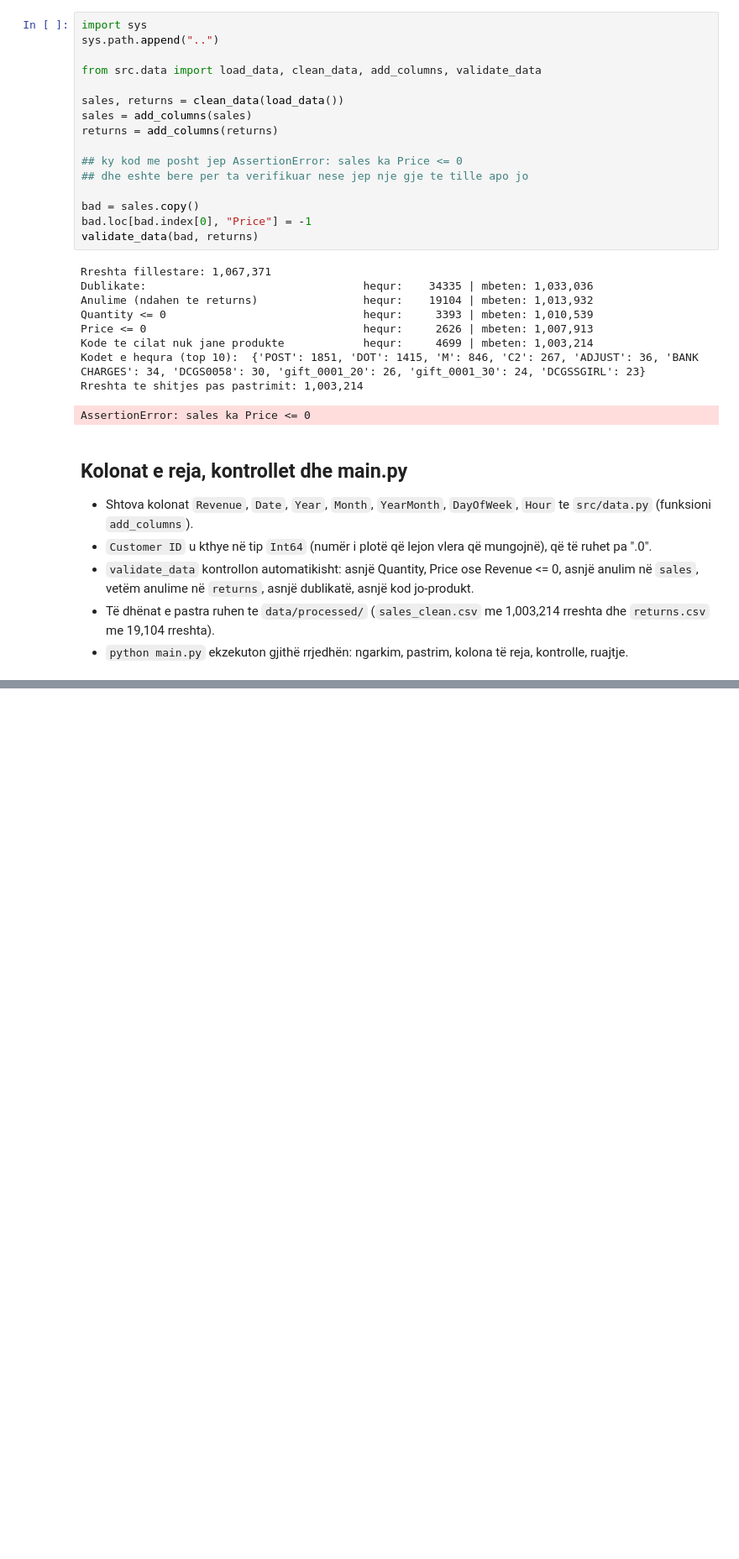
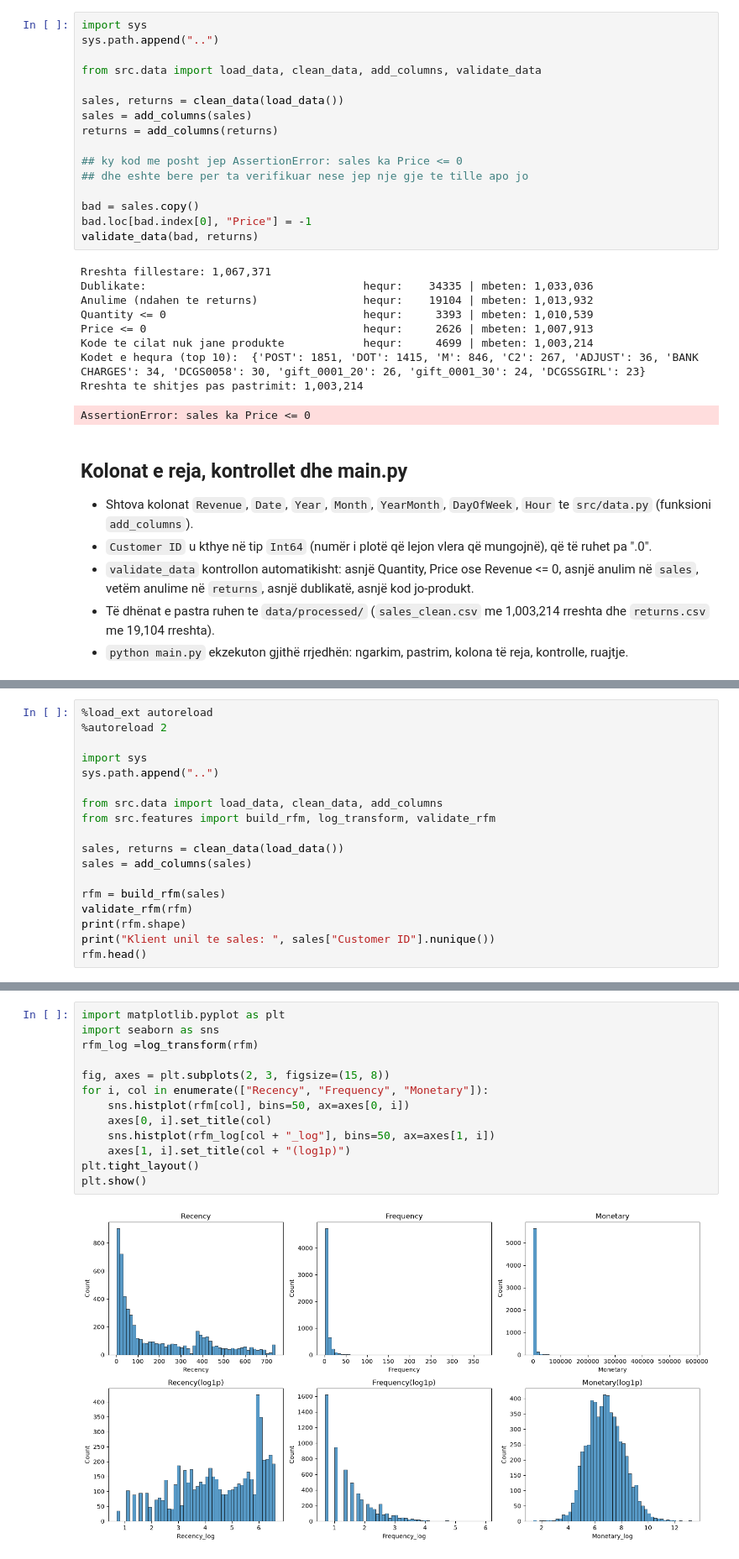
Before and after one commit to Dua-Gashi/online-retail-customer-analytics, a Jupyter notebook: notebooks/01_eda.ipynb, the cells around one changed output, grey strips where cells are left out. Shown at 84% size. Saved outputs shown, nothing was run; the diff lists cells and outputs as text; blank space fills up the shorter version.

Commit message:
Add RFM table, log transform and validation (src/features.py)

```diff
--- a/notebooks/01_eda.ipynb
+++ b/notebooks/01_eda.ipynb
@@ -564,0 +567,18 @@ AssertionError: sales ka Price <= 0
+# %%
+%load_ext autoreload
+%autoreload 2
+
+import sys
+sys.path.append("..")
+
+from src.data import load_data, clean_data, add_columns
+from src.features import build_rfm, log_transform, validate_rfm
+
+sales, returns = clean_data(load_data())
+sales = add_columns(sales)
+
+rfm = build_rfm(sales)
+validate_rfm(rfm)
+print(rfm.shape)
+print("Klient unil te sales: ", sales["Customer ID"].nunique())
+rfm.head()
@@ -564,0 +627,15 @@ AssertionError: sales ka Price <= 0
+# %%
+import matplotlib.pyplot as plt
+import seaborn as sns
+rfm_log =log_transform(rfm)
+
+fig, axes = plt.subplots(2, 3, figsize=(15, 8))
+for i, col in enumerate(["Recency", "Frequency", "Monetary"]):
+    sns.histplot(rfm[col], bins=50, ax=axes[0, i])
+    axes[0, i].set_title(col)
+    sns.histplot(rfm_log[col + "_log"], bins=50, ax=axes[1, i])
+    axes[1, i].set_title(col + "(log1p)")
+plt.tight_layout()
+plt.show()
+# %% [output]
+[figure, added]
```
Also changed, not shown: parts of 7 cells of this notebook, 1 other file.
